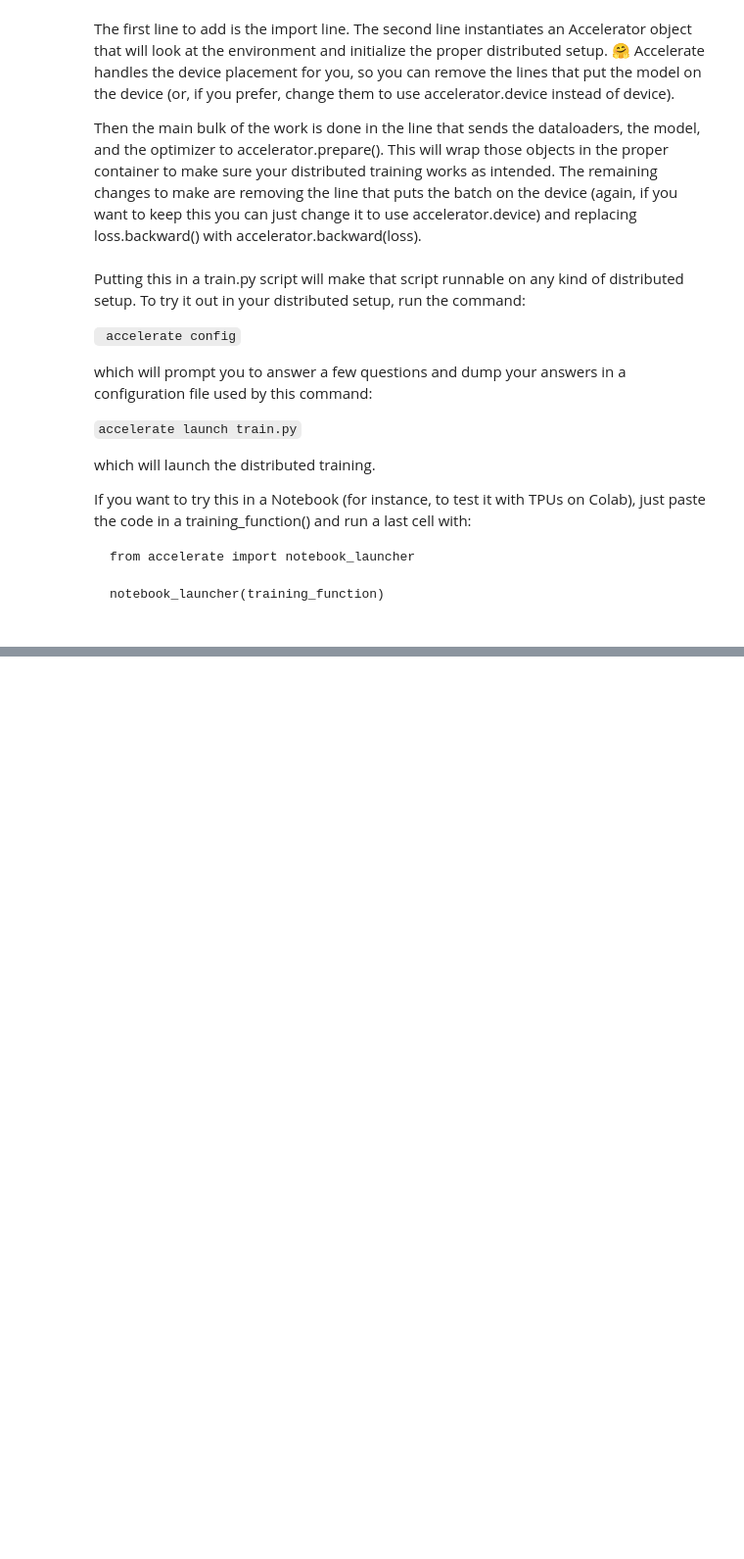
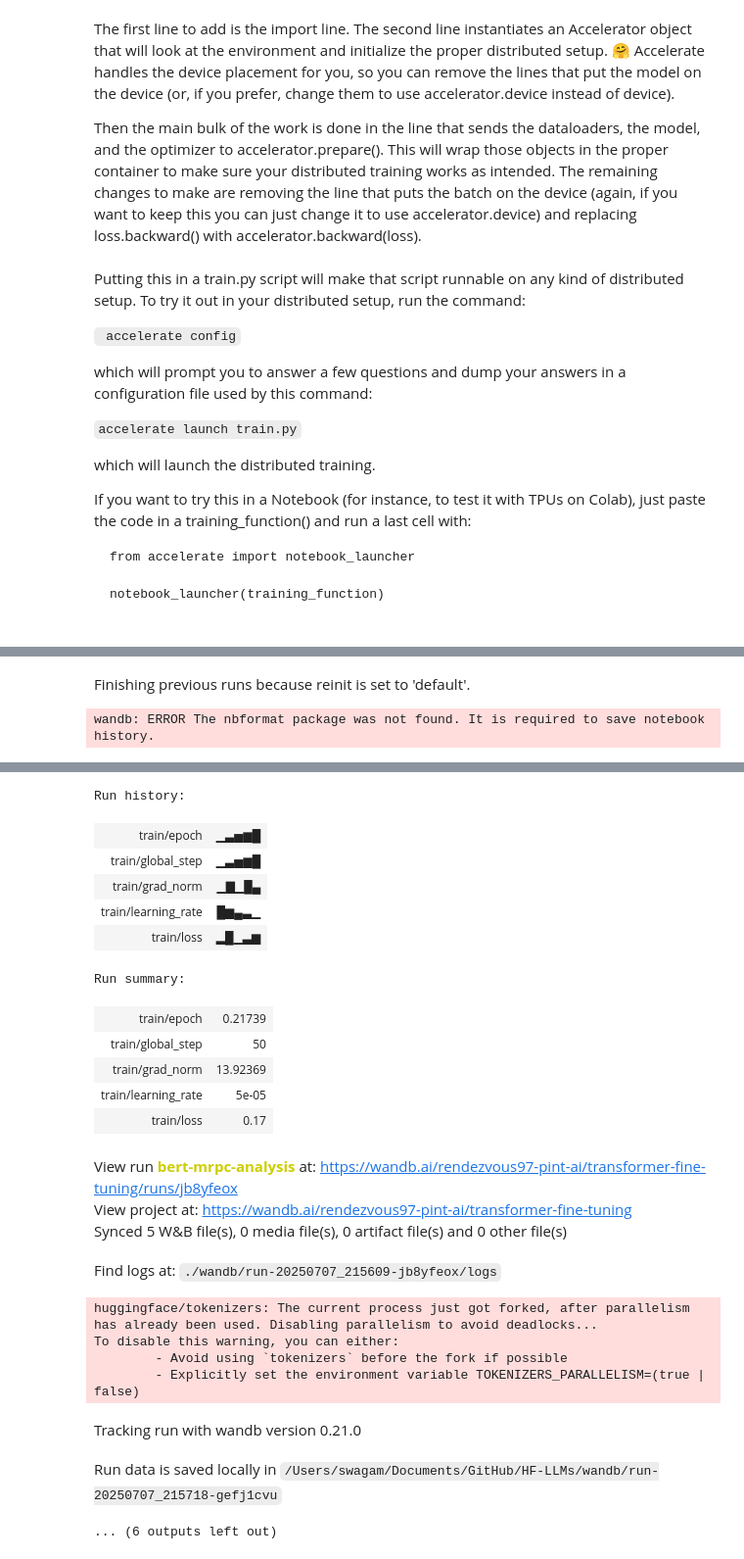
Before and after one commit to Rendezvous97/HF-LLMs, a Jupyter notebook: CH10_Training_w_Pytorch.ipynb, the cells around one changed output, grey strips where cells are left out. Shown at 98% size. Cells and saved outputs as stored; diff of their text form; code cells hidden in the pictures; blank space fills up the shorter version.

```diff
--- a/CH10_Training_w_Pytorch.ipynb
+++ b/CH10_Training_w_Pytorch.ipynb
@@ -233,0 +284,33 @@ notebook_launcher(training_function)
+# %%
+from transformers import Trainer, TrainingArguments
+import wandb
+
+wandb.init(project="transformer-fine-tuning", name="bert-mrpc-analysis")
+
+training_args = TrainingArguments(
+    output_dir="./models",
+    eval_strategy="steps",
+    eval_steps=50,
+    save_steps=100,
+    logging_steps=10,  # Log metrics every 10 steps
+    num_train_epochs=3,
+    per_device_train_batch_size=16,
+    per_device_eval_batch_size=16,
+    report_to="wandb",  # Send logs to Weights & Biases
+)
+
+trainer = Trainer(
+    model=model,
+    args=training_args,
+    train_dataset=tokenized_datasets["train"],
+    eval_dataset=tokenized_datasets["validation"],
+    data_collator=data_collator,
+    processing_class=tokenizer,
+    compute_metrics=compute_metrics,
+)
+
+# Train and automatically log metrics
+trainer.train()
+# %% [output]
+Finishing previous runs because reinit is set to 'default'.
+wandb: ERROR The nbformat package was not found. It is required to save notebook history.
@@ -233,0 +318,23 @@ notebook_launcher(training_function)
+Run history:
+| train/epoch | ▁▃▅▆█ |
+| train/global_step | ▁▃▅▆█ |
+| train/grad_norm | ▁▇▁█▄ |
+| train/learning_rate | █▆▄▃▁ |
+| train/loss | ▂█▁▃▆ |
+Run summary:
+| train/epoch | 0.21739 |
+| train/global_step | 50 |
+| train/grad_norm | 13.92369 |
+| train/learning_rate | 5e-05 |
+| train/loss | 0.17 |
+View run bert-mrpc-analysis at: https://wandb.ai/rendezvous97-pint-ai/transformer-fine-tuning/runs/jb8yfeox
+View project at: https://wandb.ai/rendezvous97-pint-ai/transformer-fine-tuning
+Synced 5 W&B file(s), 0 media file(s), 0 artifact file(s) and 0 other file(s)
+Find logs at: ./wandb/run-20250707_215609-jb8yfeox/logs
+huggingface/tokenizers: The current process just got forked, after parallelism has already been used. Disabling parallelism to avoid deadlocks...
+To disable this warning, you can either:
+        - Avoid using `tokenizers` before the fork if possible
+        - Explicitly set the environment variable TOKENIZERS_PARALLELISM=(true | false)
+Tracking run with wandb version 0.21.0
+Run data is saved locally in /Users/swagam/Documents/GitHub/HF-LLMs/wandb/run-20250707_215718-gefj1cvu
+... (6 outputs left out)
```
Also changed, not shown: parts of 28 cells of this notebook, 13 other files.
